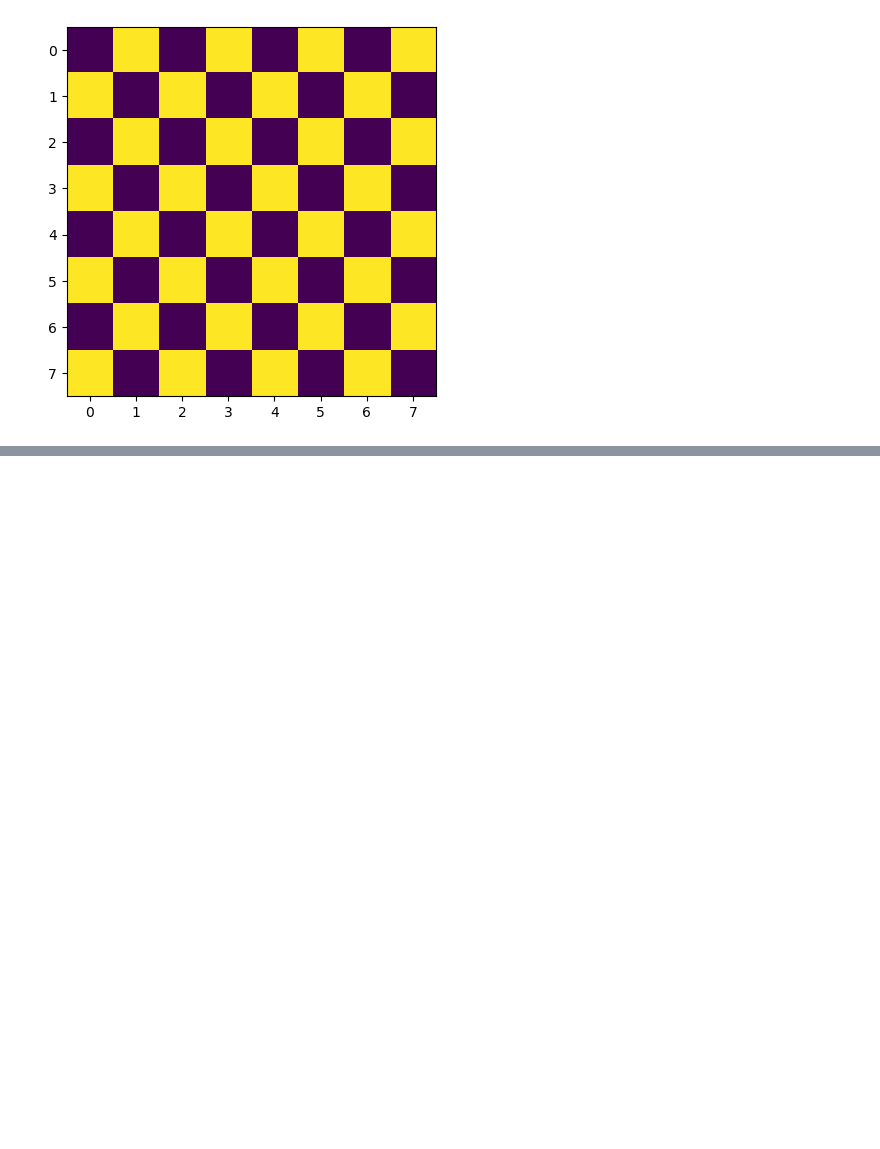
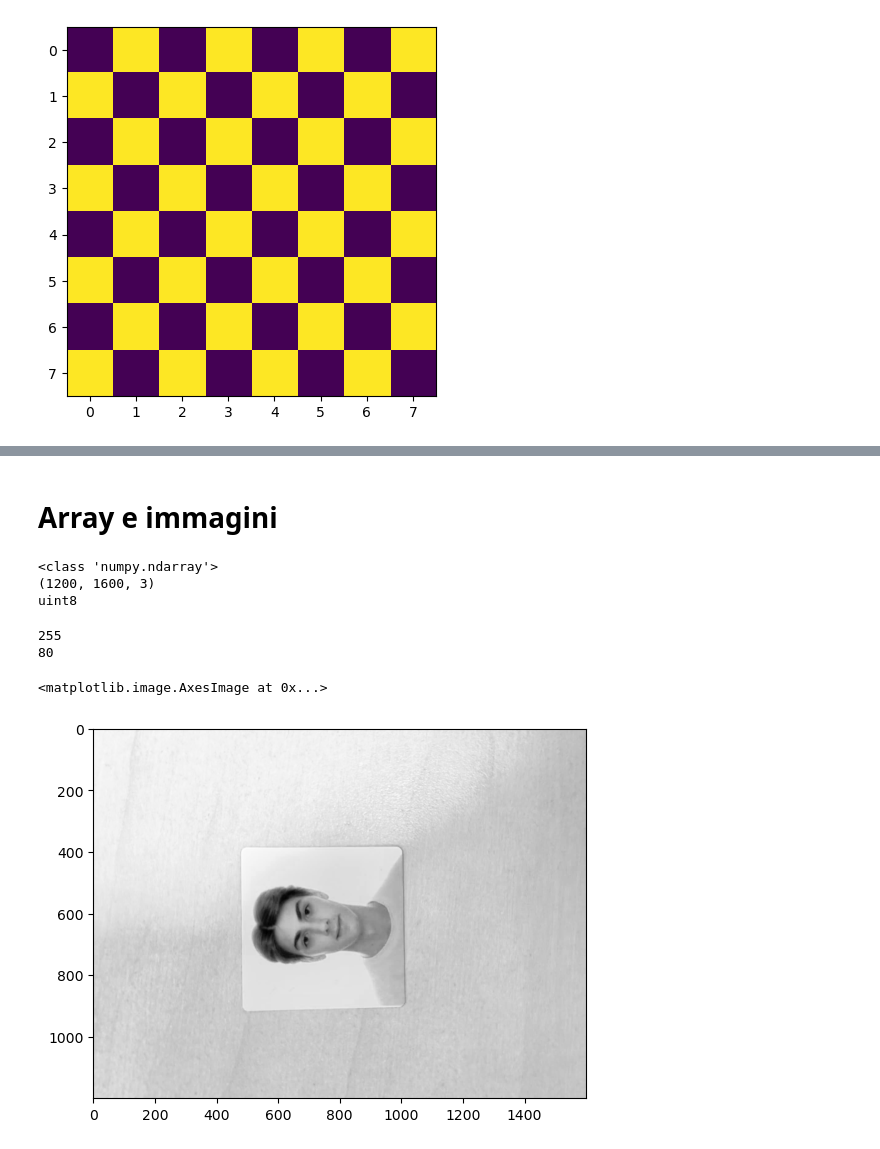
Before and after one commit to Matt9391/EsMicrorobotica, a Jupyter notebook: Arrays.ipynb, the cells around one changed output, grey strips where cells are left out. Drawn from its saved outputs; the diff is of its cells as text; code cells hidden in the pictures; blank space fills up the shorter version.

Commit message:
numpy img

```diff
--- a/Arrays.ipynb
+++ b/Arrays.ipynb
@@ -110,0 +124,25 @@ plt.imshow(matrixOnes)
+# %% [markdown]
+# Array e immagini
+# %%
+img_read = plt.imread("./IMG.jpg")
+img = img_read.copy()
+print(type(img))
+print(img.shape)
+print(img.dtype)
+# print(img)
+# %% [output]
+<class 'numpy.ndarray'>
+(1200, 1600, 3)
+uint8
+# %%
+red = img[:,:,0]
+print(np.max(red))
+print(np.min(red))
+# %% [output]
+255
+80
+# %%
+plt.imshow(red, cmap="Greys_r")
+# %% [output]
+<matplotlib.image.AxesImage at 0x...>
+[figure, added]
```
Also changed, not shown: parts of 4 cells of this notebook, 5 other files.
